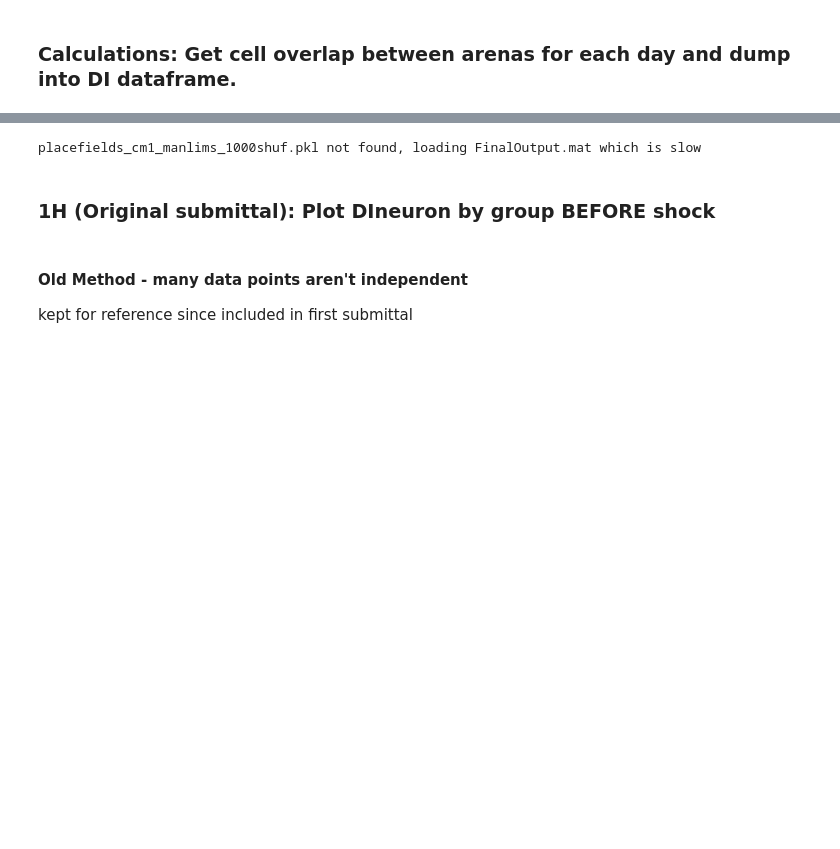
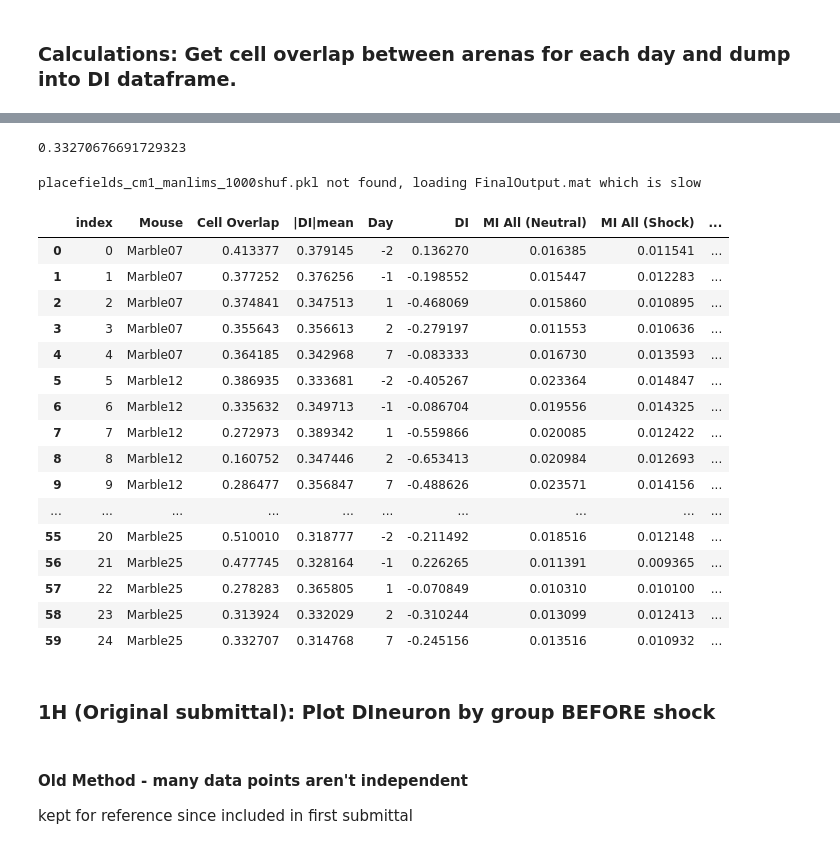
Before and after one commit to nkinsky/Eraser, a Jupyter notebook: Notebooks/Figure1_and_S1.ipynb, the cells around one changed output, grey strips where cells are left out. Saved outputs shown, nothing was run; the diff lists cells and outputs as text; code cells hidden in the pictures; blank space fills up the shorter version.

```diff
--- a/Notebooks/Figure1_and_S1.ipynb
+++ b/Notebooks/Figure1_and_S1.ipynb
@@ -808,0 +872,4 @@ KeyError: "['index'] not found in axis"
+# %%
+for idr, row in DIdf.iterrows():
+    pass
+row
@@ -809 +891,5 @@ KeyError: "['index'] not found in axis"
+# %%
+overlap
+# %% [output]
+0.33270676691729323
 # %%
@@ -852,4 +948,24 @@ for DImean, grp in zip(discr_all, ['Learners', 'Non-Learners', 'ANI']):
 DIdf.insert(3, '|DI|mean', DImean_list)
+# %%
+DIdf
+# %% [output]
+|  | index | Mouse | Cell Overlap | |DI|mean | Day | DI | MI All (Neutral) | MI All (Shock) | ... |
+| 0 | 0 | Marble07 | 0.413377 | 0.379145 | -2 | 0.136270 | 0.016385 | 0.011541 | ... |
+| 1 | 1 | Marble07 | 0.377252 | 0.376256 | -1 | -0.198552 | 0.015447 | 0.012283 | ... |
+| 2 | 2 | Marble07 | 0.374841 | 0.347513 | 1 | -0.468069 | 0.015860 | 0.010895 | ... |
+| 3 | 3 | Marble07 | 0.355643 | 0.356613 | 2 | -0.279197 | 0.011553 | 0.010636 | ... |
+| 4 | 4 | Marble07 | 0.364185 | 0.342968 | 7 | -0.083333 | 0.016730 | 0.013593 | ... |
+| 5 | 5 | Marble12 | 0.386935 | 0.333681 | -2 | -0.405267 | 0.023364 | 0.014847 | ... |
+| 6 | 6 | Marble12 | 0.335632 | 0.349713 | -1 | -0.086704 | 0.019556 | 0.014325 | ... |
+| 7 | 7 | Marble12 | 0.272973 | 0.389342 | 1 | -0.559866 | 0.020085 | 0.012422 | ... |
+| 8 | 8 | Marble12 | 0.160752 | 0.347446 | 2 | -0.653413 | 0.020984 | 0.012693 | ... |
+| 9 | 9 | Marble12 | 0.286477 | 0.356847 | 7 | -0.488626 | 0.023571 | 0.014156 | ... |
+| ... | ... | ... | ... | ... | ... | ... | ... | ... | ... |
+| 55 | 20 | Marble25 | 0.510010 | 0.318777 | -2 | -0.211492 | 0.018516 | 0.012148 | ... |
+| 56 | 21 | Marble25 | 0.477745 | 0.328164 | -1 | 0.226265 | 0.011391 | 0.009365 | ... |
+| 57 | 22 | Marble25 | 0.278283 | 0.365805 | 1 | -0.070849 | 0.010310 | 0.010100 | ... |
+| 58 | 23 | Marble25 | 0.313924 | 0.332029 | 2 | -0.310244 | 0.013099 | 0.012413 | ... |
+| 59 | 24 | Marble25 | 0.332707 | 0.314768 | 7 | -0.245156 | 0.013516 | 0.010932 | ... |
 # %% [markdown]
 ### 1H (Original submittal): Plot DIneuron by group BEFORE shock
 # %% [markdown]
```
Also changed, not shown: parts of 16 cells of this notebook, 1 other file.
